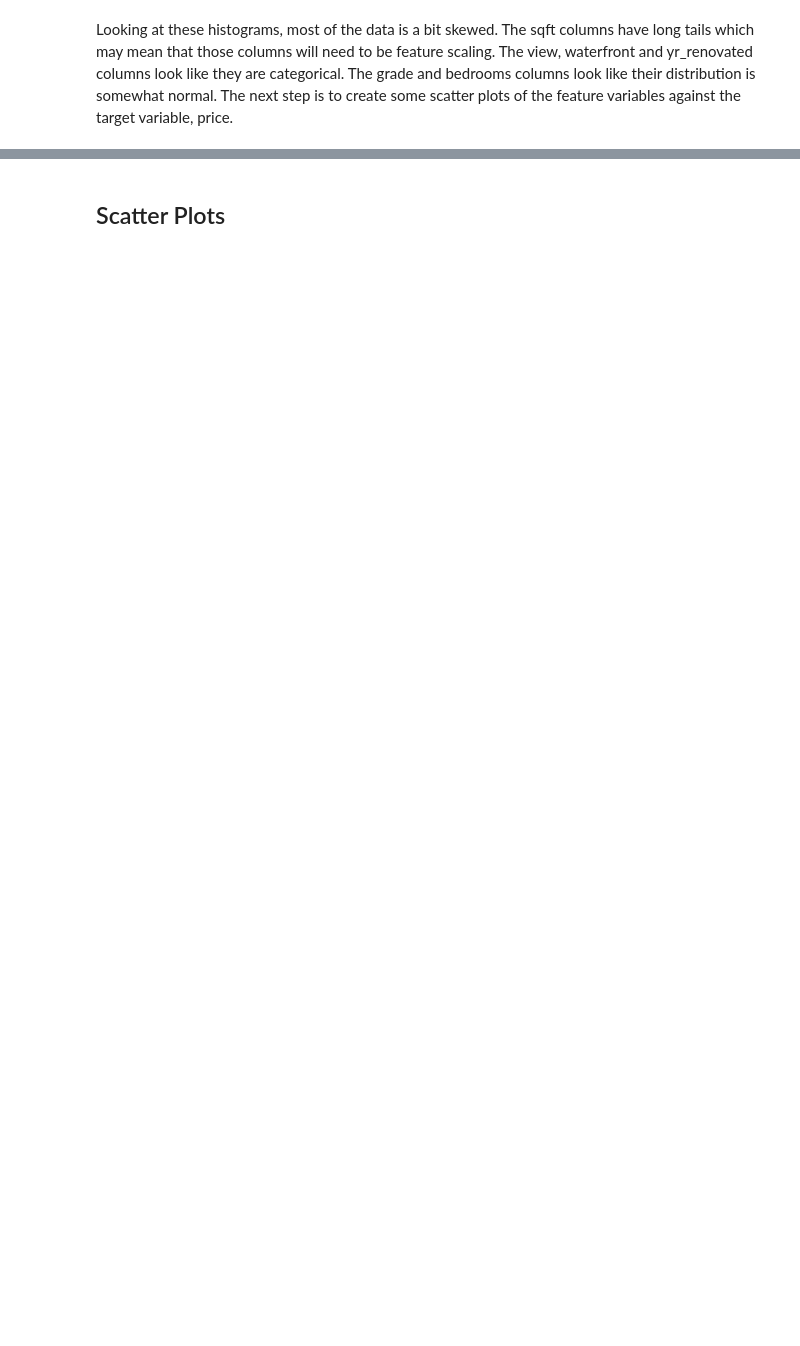
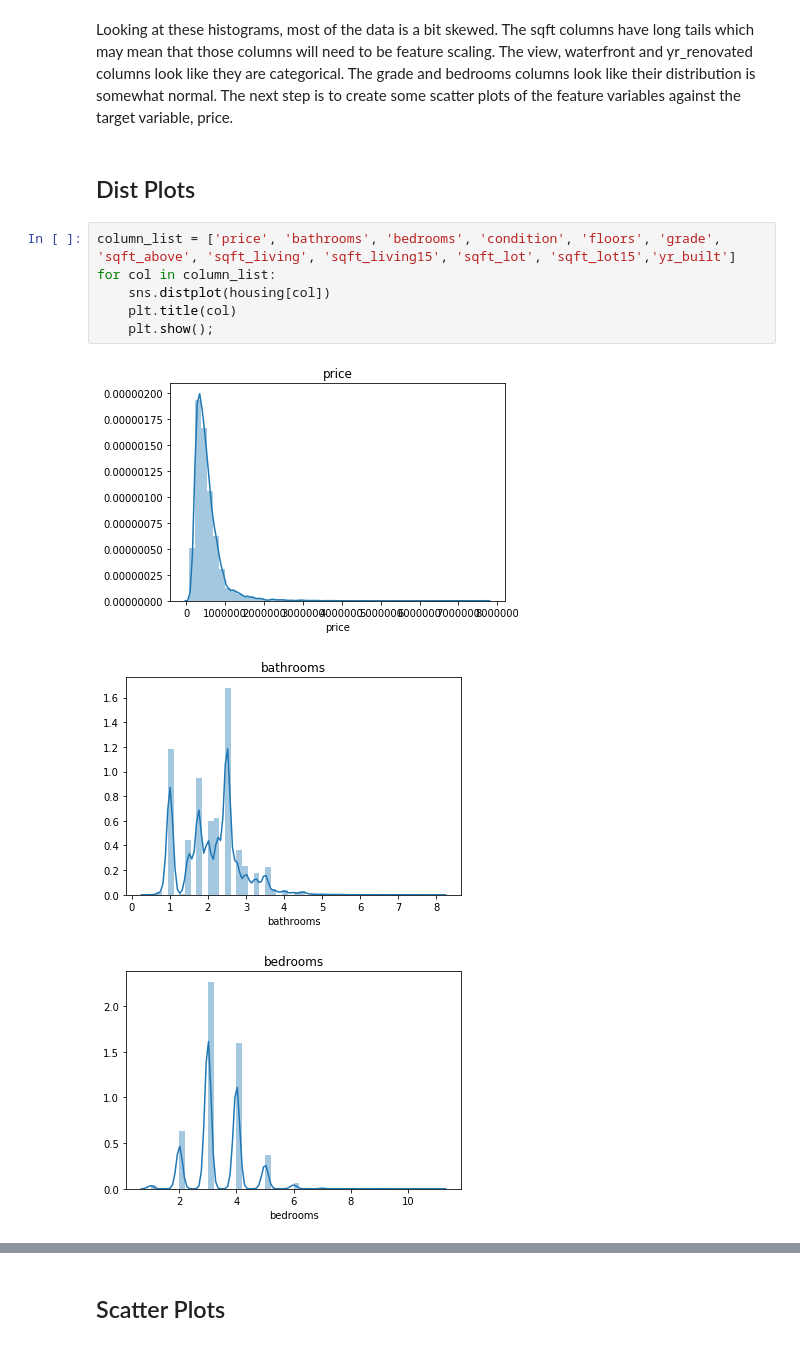
Before and after one commit to callRoko/dsc-1-final-project-online-ds-pt-041519, a Jupyter notebook: student.ipynb, the cells around one changed output, grey strips where cells are left out. Cells and saved outputs as stored; diff of their text form; blank space fills up the shorter version.

```diff
--- a/student.ipynb
+++ b/student.ipynb
@@ -347,2 +364,14 @@ housing.hist(figsize = (20, 18));
 # %% [markdown]
 Looking at these histograms, most of the data is a bit skewed. The sqft columns have long tails which may mean that those columns will need to be feature scaling. The view, waterfront and yr_renovated columns look like they are categorical. The grade and bedrooms columns look like their distribution is somewhat normal. The next step is to create some scatter plots of the feature variables against the target variable, price.
+# %% [markdown]
+## Dist Plots
+# %%
+column_list = ['price', 'bathrooms', 'bedrooms', 'condition', 'floors', 'grade', 'sqft_above', 'sqft_living', 'sqft_living15', 'sqft_lot', 'sqft_lot15','yr_built']
+for col in column_list:
+    sns.distplot(housing[col])
+    plt.title(col)
+    plt.show();
+# %% [output]
+[figure, added]
+[figure, added]
+[figure, added]
```
Also changed, not shown: parts of 72 cells of this notebook.
